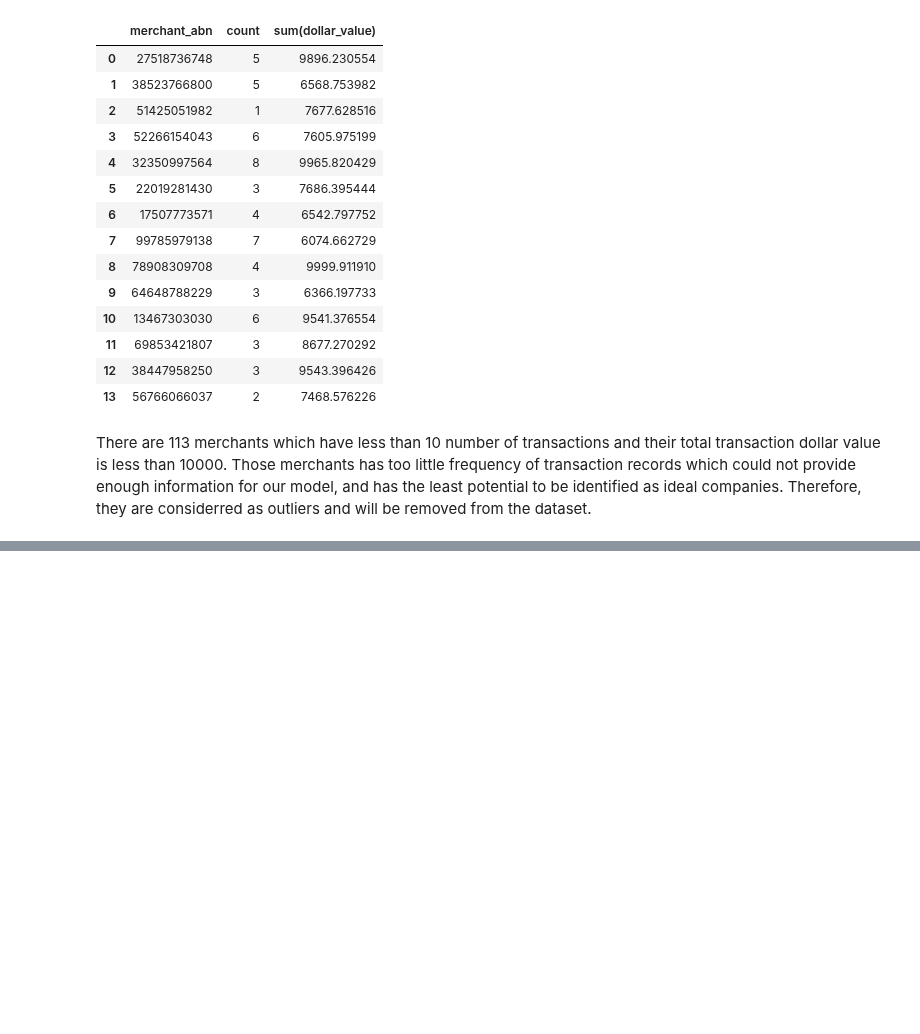
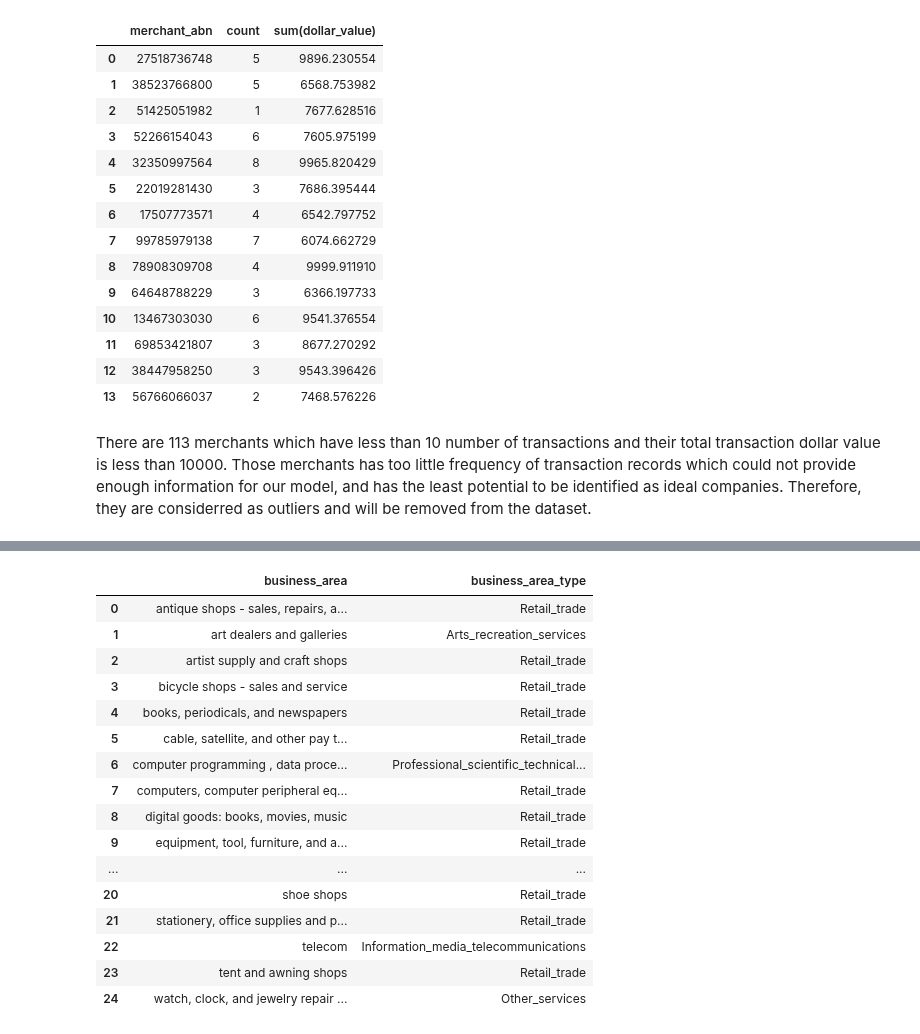
Before and after one commit to MAST30034-Applied-Data-Science/generic-buy-now-pay-later-project-group-45, a Jupyter notebook: notebooks/preprocessing2.ipynb, the cells around one changed output, grey strips where cells are left out. Drawn from its saved outputs; the diff is of its cells as text; code cells hidden in the pictures; blank space fills up the shorter version.

```diff
--- a/notebooks/preprocessing2.ipynb
+++ b/notebooks/preprocessing2.ipynb
@@ -200,0 +234,28 @@ clean_full = full.filter(~full.merchant_abn.isin(removed_merchants))
+# %%
+# the mapping is based on common knowledge and references from industry information published by Australian Government.
+#  https://business.gov.au/planning/industry-information
+busi_area_type = ["Retail_trade", "Arts_recreation_services", "Retail_trade", "Retail_trade", "Retail_trade", "Retail_trade", "Professional_scientific_technical_seervices", "Retail_trade",
+"Retail_trade", "Retail_trade", "Retail_trade", "Manufacturing", "Retail_trade", "Other_services", "Retail_trade", "Retail_trade", "Retail_trade", "Retail_trade",
+"Retail_trade", "Manufacturing", "Retail_trade", "Retail_trade", "Information_media_telecommunications", "Retail_trade", "Other_services"]
+
+allocation_df = pd.DataFrame(list(zip(busi_area, busi_area_type)),
+               columns =['business_area', 'business_area_type'])
+allocation_df
+# %% [output]
+|  | business_area | business_area_type |
+| 0 | antique shops - sales, repairs, a... | Retail_trade |
+| 1 | art dealers and galleries | Arts_recreation_services |
+| 2 | artist supply and craft shops | Retail_trade |
+| 3 | bicycle shops - sales and service | Retail_trade |
+| 4 | books, periodicals, and newspapers | Retail_trade |
+| 5 | cable, satellite, and other pay t... | Retail_trade |
+| 6 | computer programming , data proce... | Professional_scientific_technical... |
+| 7 | computers, computer peripheral eq... | Retail_trade |
+| 8 | digital goods: books, movies, music | Retail_trade |
+| 9 | equipment, tool, furniture, and a... | Retail_trade |
+| ... | ... | ... |
+| 20 | shoe shops | Retail_trade |
+| 21 | stationery, office supplies and p... | Retail_trade |
+| 22 | telecom | Information_media_telecommunications |
+| 23 | tent and awning shops | Retail_trade |
+| 24 | watch, clock, and jewelry repair ... | Other_services |
```
Also changed, not shown: parts of 6 cells of this notebook.
